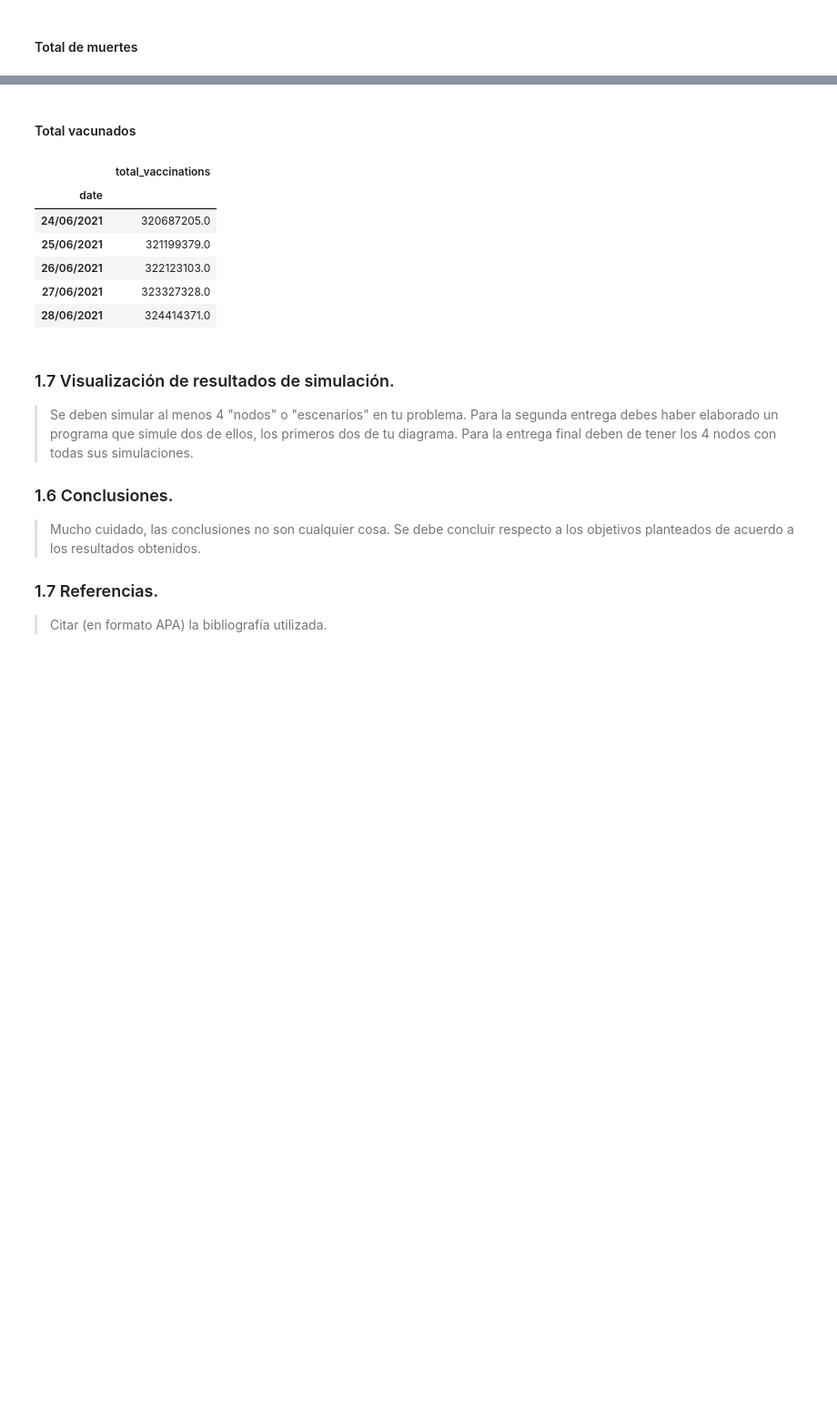
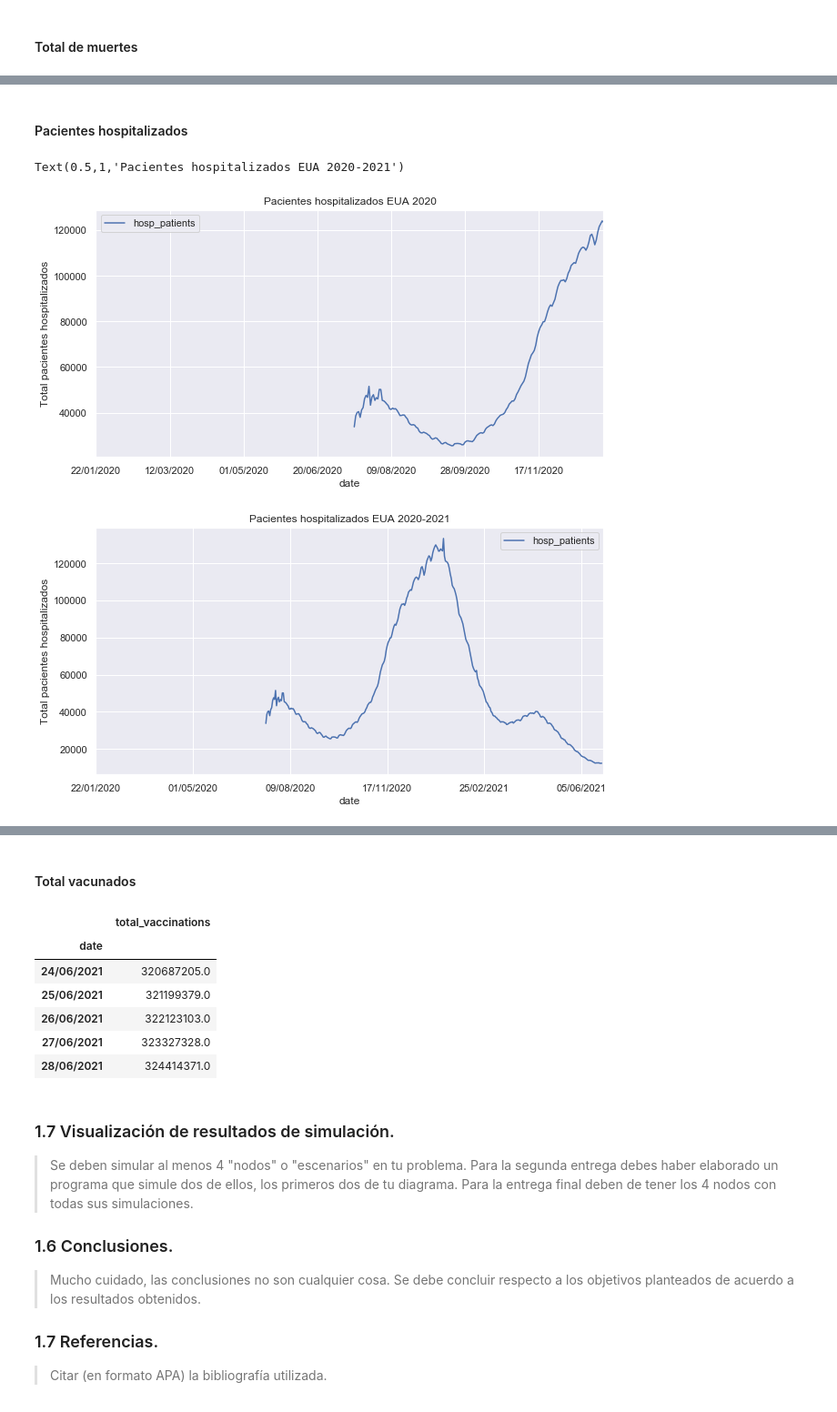
Before and after one commit to valerialadron/Proyecto_VLadron_MMLopez, a Jupyter notebook: Proyecto_VLadron_MMLopez.ipynb, the cells around one changed output, grey strips where cells are left out. Shown: that part at 91% size. Saved outputs shown, nothing was run; the diff lists cells and outputs as text; code cells hidden in the pictures; blank space fills up the shorter version.

```diff
--- a/Proyecto_VLadron_MMLopez.ipynb
+++ b/Proyecto_VLadron_MMLopez.ipynb
@@ -128,0 +237,18 @@ usa_hosp.tail()
+# %% [markdown]
+#### Pacientes hospitalizados
+# %%
+usa_hosp = pd.DataFrame(data['hosp_patients'])
+usa_hosp_antes = usa_hosp.loc['22/01/2020':'31/12/2020']
+
+#2020
+usa_hosp_antes.plot(figsize=[10,5])
+plt.ylabel('Total pacientes hospitalizados')
+plt.title('Pacientes hospitalizados EUA 2020')
+#2020-2021
+usa_hosp.plot(figsize=[10,5])
+plt.ylabel('Total pacientes hospitalizados')
+plt.title('Pacientes hospitalizados EUA 2020-2021')
+# %% [output]
+Text(0.5,1,'Pacientes hospitalizados EUA 2020-2021')
+[figure, added]
+[figure, added]
```
Also changed, not shown: parts of 16 cells of this notebook, 1 other file.
